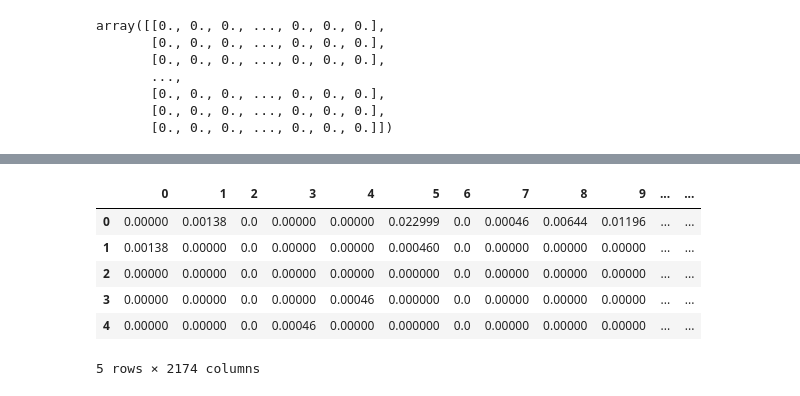
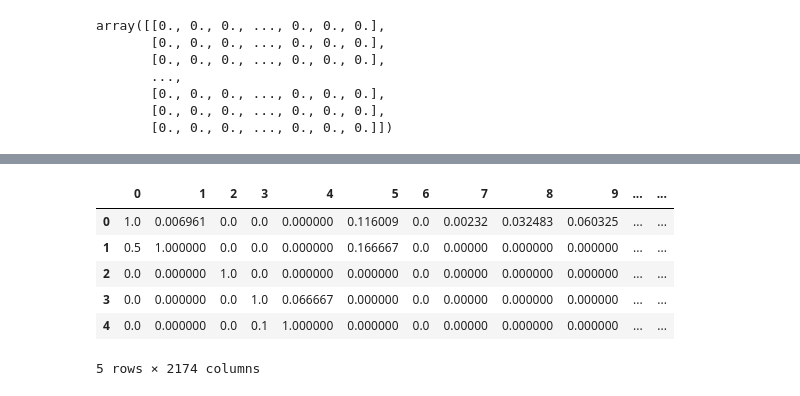
Before and after one commit to AlvinVedel/TER-2023-2024-Modeles-de-distribution-d-especes-profonds, a Jupyter notebook: Codes/Notebook_jupyter/Création matrice de co-occurence.ipynb, the cells around one changed output, grey strips where cells are left out. Drawn from its saved outputs; the diff is of its cells as text; code cells hidden in the pictures.

Commit message:
update Matrice co-occurence corrigée

```diff
--- a/Codes/Notebook_jupyter/Création matrice de co-occurence.ipynb
+++ b/Codes/Notebook_jupyter/Création matrice de co-occurence.ipynb
@@ -44,12 +51,0 @@ co_occurs = []
-# %%
-# Listage des espèces co présentes avec chaque espèce
-for espece in species :
-    # liste de co_occurence pour une espece
-    co_occur = []
-    for liste in liste_par_patch.speciesId :
-        if espece in liste:
-            for espece2 in liste:
-                # On ajoute pas l'espece elle même (co occurence obligatoire avec elle même)
-                if espece2 != espece :
-                    co_occur.append(espece2)
-    co_occurs.append(co_occur)
@@ -68,18 +102,11 @@ array([[0., 0., 0., ..., 0., 0., 0.],
        [0., 0., 0., ..., 0., 0., 0.]])
 # %%
 # Fonction permettant calculer le nombre d'occurence d'une espece dans une liste
-def calculer_occurence(espece, liste) :
-    if espece in liste :
-        nb = 0
-        for espece2 in liste :
-            if espece2 == espece :
-               nb+=1
-        return nb
-    else:
-        return 0
+def calculer_occurence(espece1, espece2, vecteur_espece_1) :
+    nb_patch = vecteur_espece_1[1]
+    nb_occur = 0
+    for co_occurence in vecteur_espece_1[2] :
+        if co_occurence == espece2 :
+            nb_occur+=1
+    proba = nb_occur / nb_patch
+    return proba
-# %%
-# Double boucle permettant d'attribuer pour chaque couple i j de la matrice le nombre de cooccurence entre espece i et espece j
-for i, espece in enumerate(species):
-    for j, espece2 in enumerate(species):
-        if i != j:  # Pour éviter de compter la co-occurrence d'une espèce avec elle-même
-            mat[i, j] = calculer_occurence(espece2, co_occurs[i])
@@ -133,0 +113,5 @@ array([[0.        , 0.00137994, 0.        , ..., 0.        , 0.        ,
+# %%
+for i in range(len(matrice)) :
+    print(i)
+    for j in range(len(matrice)) :
+        mat[i, j] = calculer_occurence(matrice[i][0], matrice[j][0], matrice[i])
@@ -134,14 +141,14 @@ array([[0.        , 0.00137994, 0.        , ..., 0.        , 0.        ,
 # %%
 # matrice sous forme de dataframe
-df = pd.DataFrame(normalized_mat)
+df = pd.DataFrame(mat)
 df.head()
 # %% [output]
 |  | 0 | 1 | 2 | 3 | 4 | 5 | 6 | 7 | 8 | 9 | ... | ... |
-| 0 | 0.00000 | 0.00138 | 0.0 | 0.00000 | 0.00000 | 0.022999 | 0.0 | 0.00046 | 0.00644 | 0.01196 | ... | ... |
-| 1 | 0.00138 | 0.00000 | 0.0 | 0.00000 | 0.00000 | 0.000460 | 0.0 | 0.00000 | 0.00000 | 0.00000 | ... | ... |
-| 2 | 0.00000 | 0.00000 | 0.0 | 0.00000 | 0.00000 | 0.000000 | 0.0 | 0.00000 | 0.00000 | 0.00000 | ... | ... |
-| 3 | 0.00000 | 0.00000 | 0.0 | 0.00000 | 0.00046 | 0.000000 | 0.0 | 0.00000 | 0.00000 | 0.00000 | ... | ... |
-| 4 | 0.00000 | 0.00000 | 0.0 | 0.00046 | 0.00000 | 0.000000 | 0.0 | 0.00000 | 0.00000 | 0.00000 | ... | ... |
+| 0 | 1.0 | 0.006961 | 0.0 | 0.0 | 0.000000 | 0.116009 | 0.0 | 0.00232 | 0.032483 | 0.060325 | ... | ... |
+| 1 | 0.5 | 1.000000 | 0.0 | 0.0 | 0.000000 | 0.166667 | 0.0 | 0.00000 | 0.000000 | 0.000000 | ... | ... |
+| 2 | 0.0 | 0.000000 | 1.0 | 0.0 | 0.000000 | 0.000000 | 0.0 | 0.00000 | 0.000000 | 0.000000 | ... | ... |
+| 3 | 0.0 | 0.000000 | 0.0 | 1.0 | 0.066667 | 0.000000 | 0.0 | 0.00000 | 0.000000 | 0.000000 | ... | ... |
+| 4 | 0.0 | 0.000000 | 0.0 | 0.1 | 1.000000 | 0.000000 | 0.0 | 0.00000 | 0.000000 | 0.000000 | ... | ... |
 5 rows × 2174 columns
 # %%
 # On renomme les colonnes et lignes avec le speciesId
```
Also changed, not shown: parts of 11 cells of this notebook, 2 other files.
